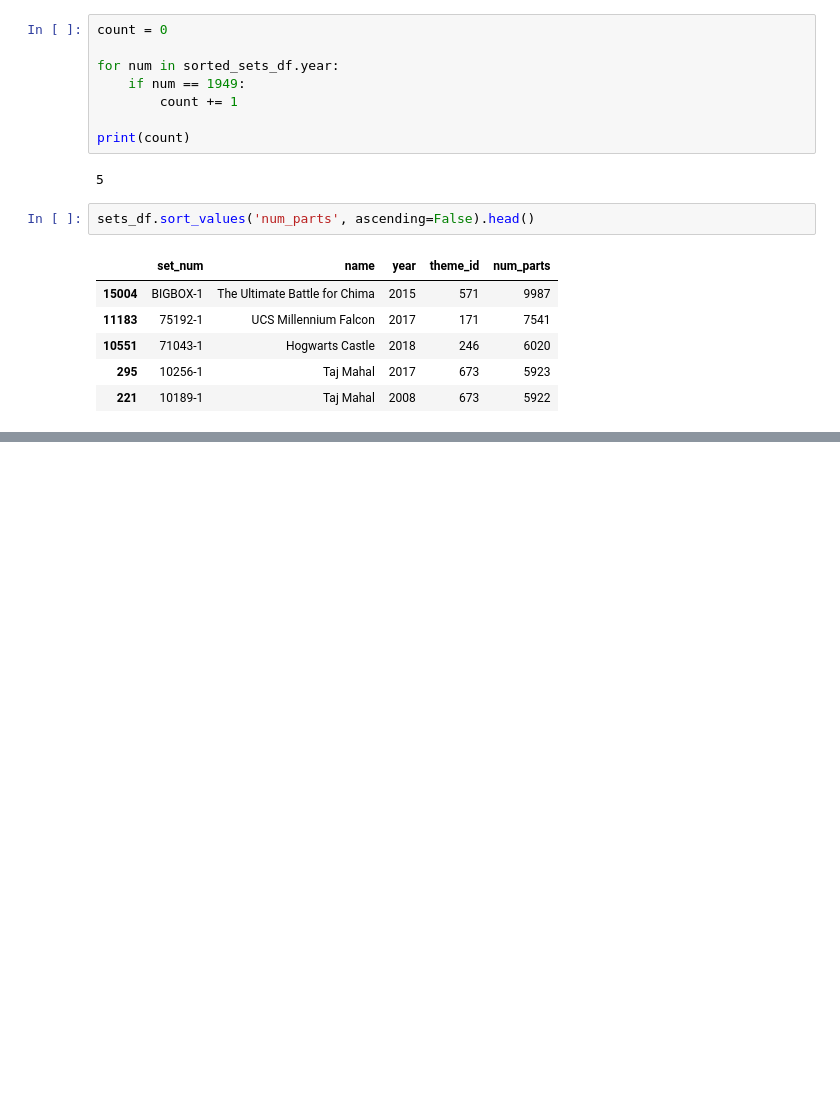
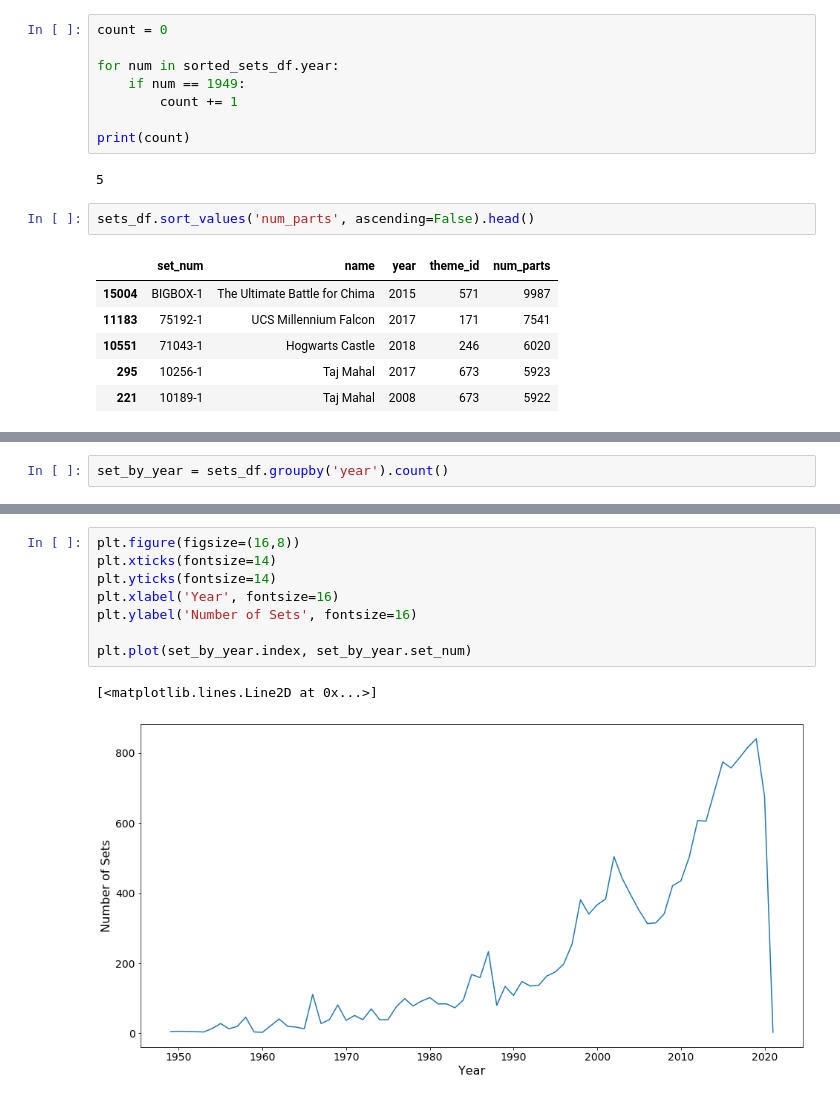
Before and after one commit to moazzam3890/Analysing_a_Dataset_of_LEGO, a Jupyter notebook: Lego_Data.ipynb, the cells around one changed output, grey strips where cells are left out. Saved outputs shown, nothing was run; the diff lists cells and outputs as text; blank space fills up the shorter version.

Commit message:
Plotting on 2 axis

```diff
--- a/Lego_Data.ipynb
+++ b/Lego_Data.ipynb
@@ -127,0 +132,2 @@ sets_df.sort_values('num_parts', ascending=False).head()
+# %%
+set_by_year = sets_df.groupby('year').count()
@@ -127,0 +144,11 @@ sets_df.sort_values('num_parts', ascending=False).head()
+# %%
+plt.figure(figsize=(16,8))
+plt.xticks(fontsize=14)
+plt.yticks(fontsize=14)
+plt.xlabel('Year', fontsize=16)
+plt.ylabel('Number of Sets', fontsize=16)
+
+plt.plot(set_by_year.index, set_by_year.set_num)
+# %% [output]
+[<matplotlib.lines.Line2D at 0x...>]
+[figure, added]
```
Also changed, not shown: parts of 13 cells of this notebook.
